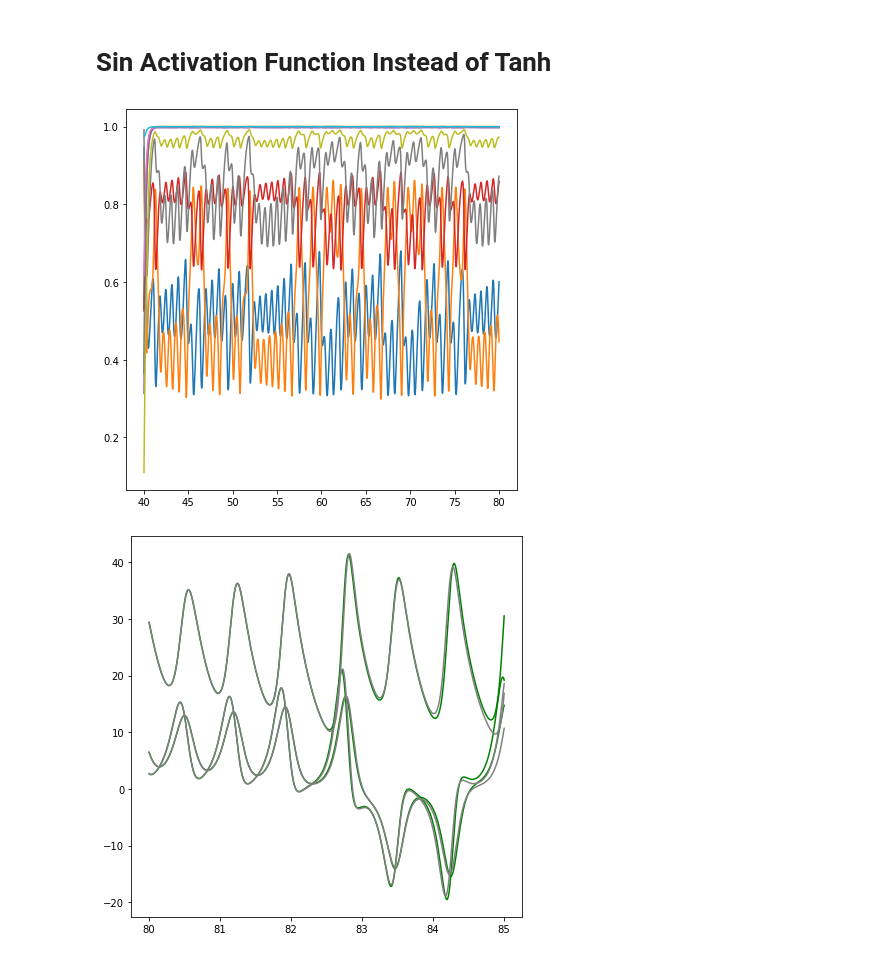
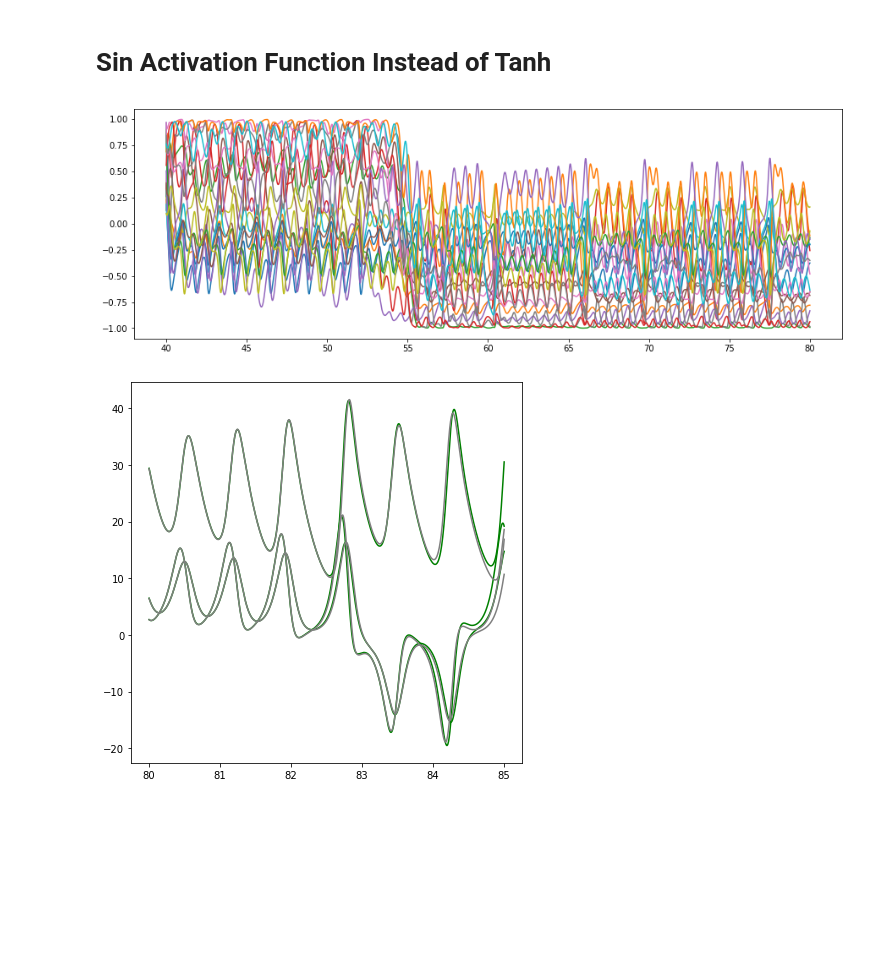
Before and after one commit to djpasseyjr/ChaosReservoir, a Jupyter notebook: ComponentCorrelation/SinActivationFunc.ipynb, the cells around one changed output. Saved outputs shown, nothing was run; the diff lists cells and outputs as text; code cells hidden in the pictures; blank space fills up the shorter version.

Commit message:
updated steady state code:

```diff
--- a/ComponentCorrelation/SinActivationFunc.ipynb
+++ b/ComponentCorrelation/SinActivationFunc.ipynb
@@ -34,7 +34,7 @@ RES_PARAMS = {
              }
 
 TOL = 5
-plt.rcParams["figure.figsize"] = [10, 5]
+plt.rcParams["figure.figsize"] = [15, 5]
 # %%
 def adj_matrix(topology, topo_params, n, remove_p=0):
     adj = generate_adj(topology, topo_params, n)
@@ -104,6 +104,21 @@ def rc_kuramoto_ord(topo, topo_p=4, n=2500, remove_p=0.0):
     ko = kuramoto_order(peaks, t)
     print("Mean Kuramoto Order: ", np.mean(ko))
     return ko
+# %%
+RES_PARAMS = {
+              "uniform_weights": True,
+              "solver": "ridge",
+              "ridge_alpha": 1e-6,
+              "signal_dim": 3,
+              "network": "random graph",
+              "res_sz": 2500,
+              "activ_f": lambda x: np.sin(x/np.pi),
+              "connect_p": .1,
+              "spect_rad": 5.0,
+              "gamma": 10,
+              "sigma": .14,
+              "sparse_res": True,
+             }
 # %%
 n = 1000
 DIFF_EQ_PARAMS["x0"] = random_lorenz_x0()
@@ -112,11 +127,11 @@ A = adj_matrix("random_digraph", 2, n, remove_p=0.0)
 rc = ResComp(A, **RES_PARAMS)
 states = rc.drive(train_t, u)
 # %%
-stateidx = np.random.randint(0, high=n, size=10)
+stateidx = np.random.randint(0, high=n, size=20)
 plt.plot(train_t, states[:, stateidx])
 plt.show()
 # %% [output]
-[figure, old version]
+[figure, new version]
 # %%
 n = 2000
 DIFF_EQ_PARAMS["x0"] = random_lorenz_x0()
```
Also changed, not shown: 3 other files.
